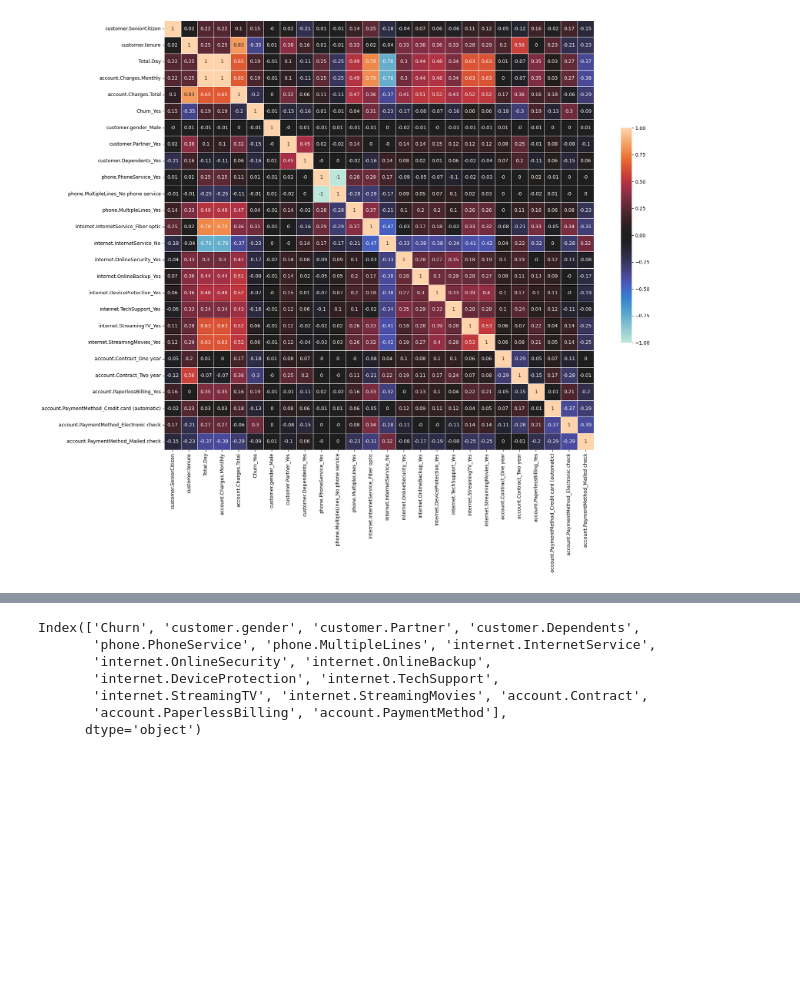
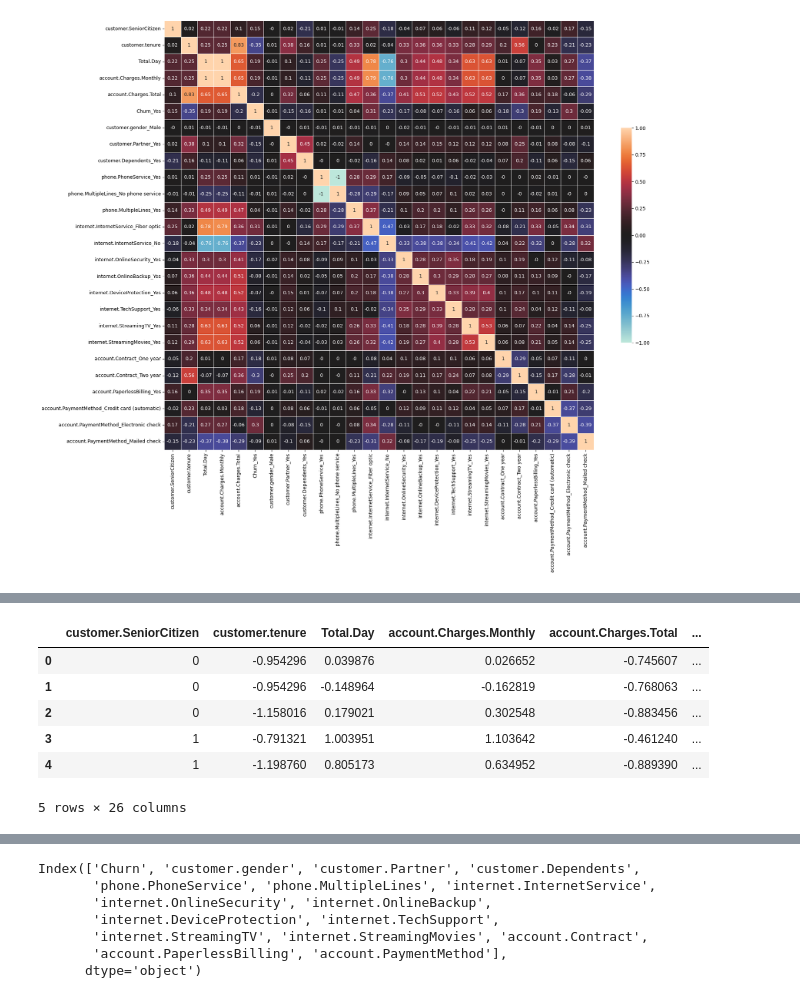
Before and after one commit to Gabriel-muni/Telecom_X_parte2, a Jupyter notebook: Telecom_X_parte2.ipynb, the cells around one changed output, grey strips where cells are left out. Drawn from its saved outputs; the diff is of its cells as text; code cells hidden in the pictures; blank space fills up the shorter version.

```diff
--- a/Telecom_X_parte2.ipynb
+++ b/Telecom_X_parte2.ipynb
@@ -197,0 +202,20 @@ plt.show()
+# %%
+from sklearn.preprocessing import StandardScaler
+#hacer un nuevo df para no dañar el avance
+df_vif = df_encoded.copy()
+#identificar columnas numericas a escalar
+numerical_cols = ["customer.tenure", "Total.Day", "account.Charges.Monthly", "account.Charges.Total"]
+#iniciar las escala
+scaler = StandardScaler()
+#ajustar y transformar las columnas numericas, aplicando la escala
+df_vif[numerical_cols] = scaler.fit_transform(df_vif[numerical_cols])
+#mostrar las primeras pocas columnas de la escala del df
+display(df_vif.head())
+# %% [output]
+|  | customer.SeniorCitizen | customer.tenure | Total.Day | account.Charges.Monthly | account.Charges.Total | ... |
+| 0 | 0 | -0.954296 | 0.039876 | 0.026652 | -0.745607 | ... |
+| 1 | 0 | -0.954296 | -0.148964 | -0.162819 | -0.768063 | ... |
+| 2 | 0 | -1.158016 | 0.179021 | 0.302548 | -0.883456 | ... |
+| 3 | 1 | -0.791321 | 1.003951 | 1.103642 | -0.461240 | ... |
+| 4 | 1 | -1.198760 | 0.805173 | 0.634952 | -0.889390 | ... |
+5 rows × 26 columns
```
Also changed, not shown: parts of 5 cells of this notebook.
